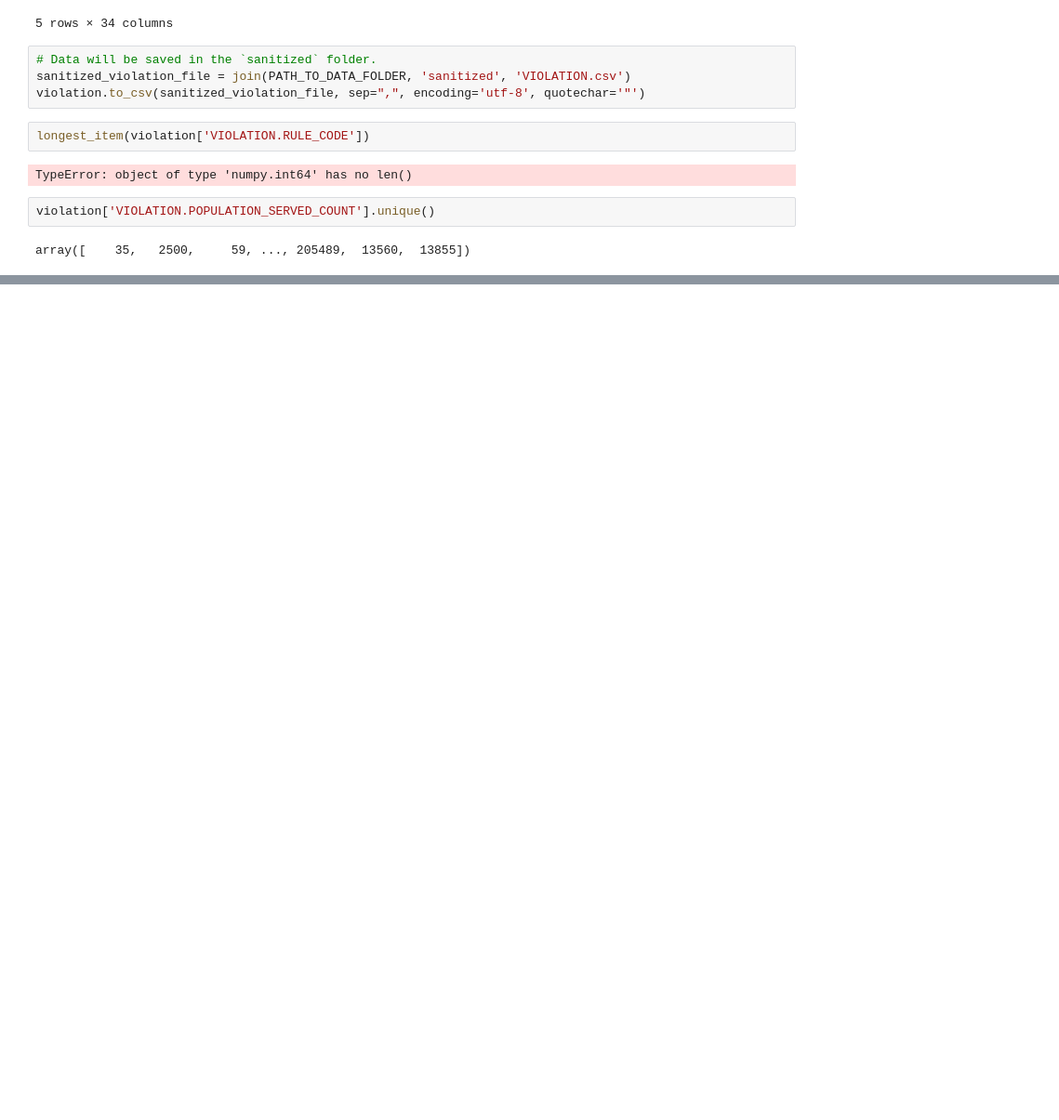
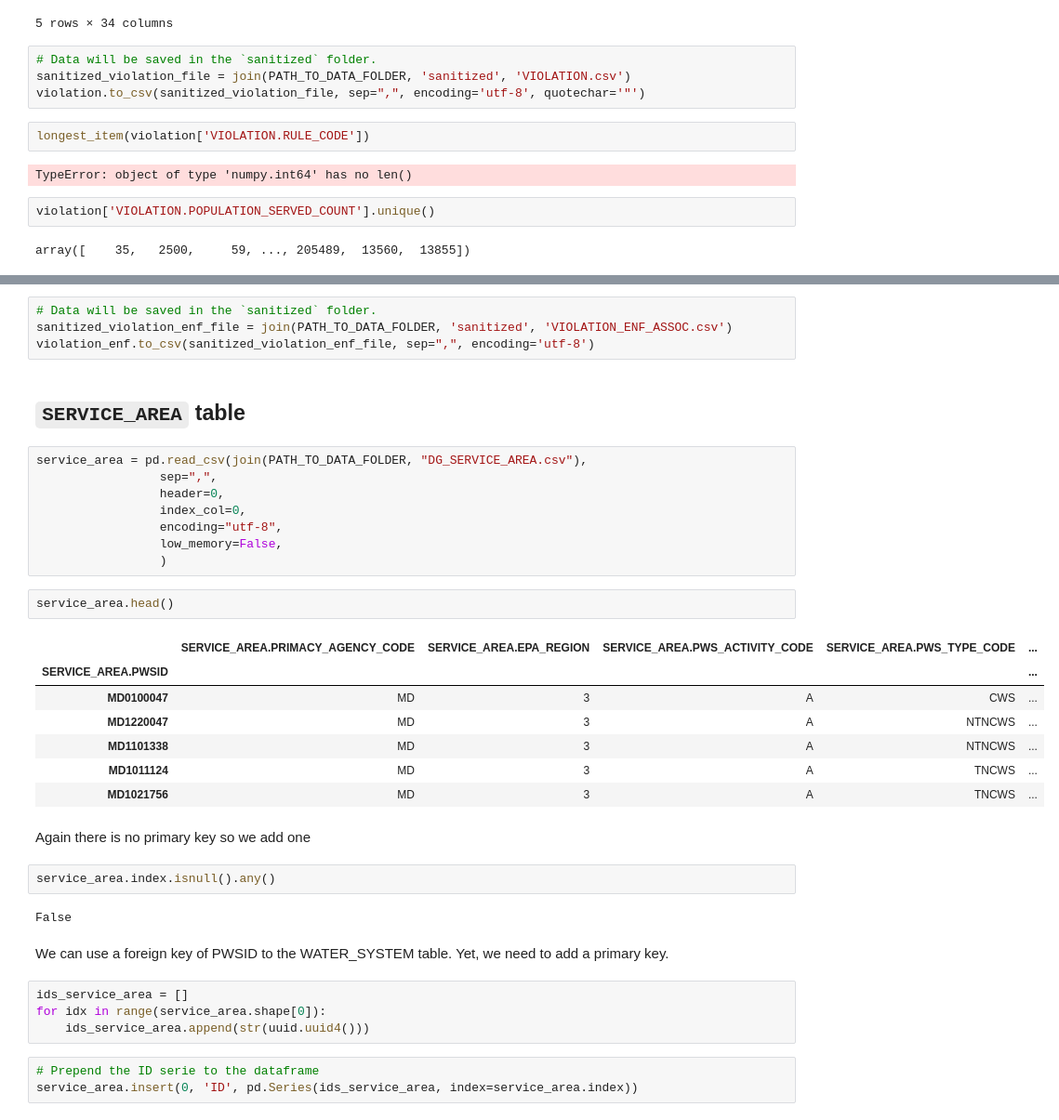
Before and after one commit to codeforboston/safe-water, a Jupyter notebook: csv_pre_processing_for_DB_integration.ipynb, the cells around one changed output, grey strips where cells are left out. Shown at 93% size. Cells and saved outputs as stored; diff of their text form; blank space fills up the shorter version.

Commit message:
add: SERVICE_AREA table'

```diff
--- a/csv_pre_processing_for_DB_integration.ipynb
+++ b/csv_pre_processing_for_DB_integration.ipynb
@@ -286,0 +334,40 @@ array([    35,   2500,     59, ..., 205489,  13560,  13855])
+# %%
+# Data will be saved in the `sanitized` folder.
+sanitized_violation_enf_file = join(PATH_TO_DATA_FOLDER, 'sanitized', 'VIOLATION_ENF_ASSOC.csv')
+violation_enf.to_csv(sanitized_violation_enf_file, sep=",", encoding='utf-8')
+# %% [markdown]
+## `SERVICE_AREA` table
+# %%
+service_area = pd.read_csv(join(PATH_TO_DATA_FOLDER, "DG_SERVICE_AREA.csv"),
+                 sep=",",
+                 header=0,
+                 index_col=0,
+                 encoding="utf-8",
+                 low_memory=False,
+                 )
+# %%
+service_area.head()
+# %% [output]
+|  | SERVICE_AREA.PRIMACY_AGENCY_CODE | SERVICE_AREA.EPA_REGION | SERVICE_AREA.PWS_ACTIVITY_CODE | SERVICE_AREA.PWS_TYPE_CODE | ... |
+| SERVICE_AREA.PWSID |  |  |  |  | ... |
+| MD0100047 | MD | 3 | A | CWS | ... |
+| MD1220047 | MD | 3 | A | NTNCWS | ... |
+| MD1101338 | MD | 3 | A | NTNCWS | ... |
+| MD1011124 | MD | 3 | A | TNCWS | ... |
+| MD1021756 | MD | 3 | A | TNCWS | ... |
+# %% [markdown]
+Again there is no primary key so we add one
+# %%
+service_area.index.isnull().any()
+# %% [output]
+False
+# %% [markdown]
+We can use a foreign key of PWSID to the WATER_SYSTEM table.
+Yet, we need to add a primary key.
+# %%
+ids_service_area = []
+for idx in range(service_area.shape[0]):
+    ids_service_area.append(str(uuid.uuid4()))
+# %%
+# Prepend the ID serie to the dataframe
+service_area.insert(0, 'ID', pd.Series(ids_service_area, index=service_area.index))
```
Also changed, not shown: parts of 11 cells of this notebook, 1 other file.
